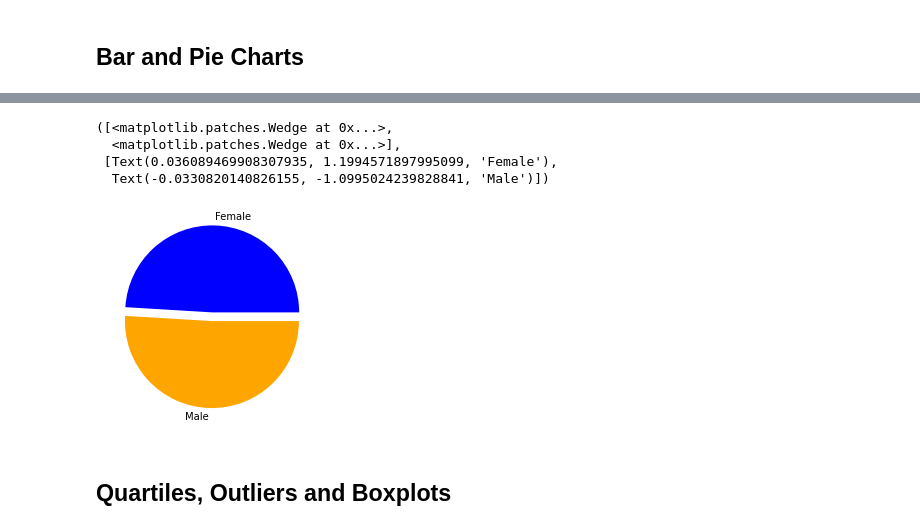
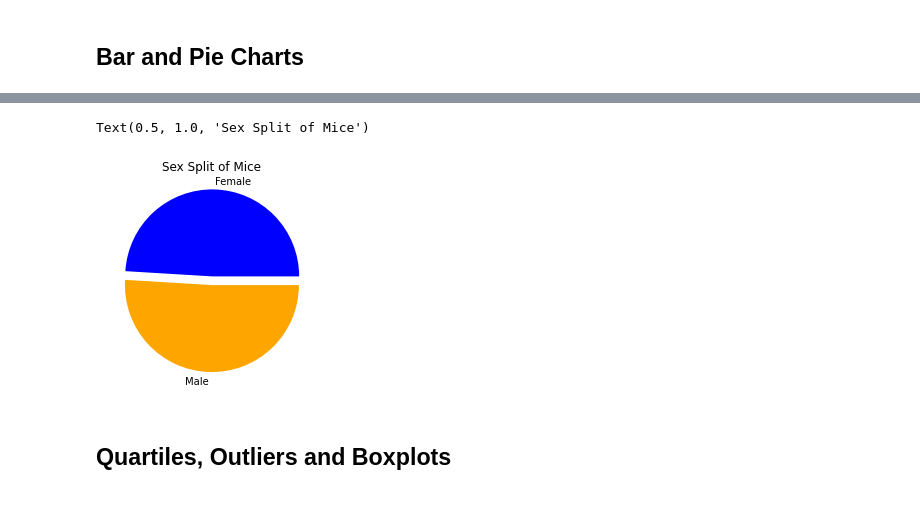
Before and after one commit to carterkioski/matplotlib-challenge, a Jupyter notebook: CarterKioski_Answer/CarterKioski_pymaceuticals.ipynb, the cells around one changed output, grey strips where cells are left out. Drawn from its saved outputs; the diff is of its cells as text; code cells hidden in the pictures.

```diff
--- a/CarterKioski_Answer/CarterKioski_pymaceuticals.ipynb
+++ b/CarterKioski_Answer/CarterKioski_pymaceuticals.ipynb
@@ -140,14 +147,12 @@ pie_df.plot(kind='pie')
 # %%
 # Generate a pie plot showing the distribution of female versus male mice using pyplot
 explode = (0.1, 0)
 colors = ['blue','orange']
 plt.pie(pie_df.values,labels=pie_df.index,explode=explode, colors=colors)
+plt.title('Sex Split of Mice')
 # %% [output]
-([<matplotlib.patches.Wedge at 0x...>,
-  <matplotlib.patches.Wedge at 0x...>],
- [Text(0.036089469908307935, 1.1994571897995099, 'Female'),
-  Text(-0.0330820140826155, -1.0995024239828841, 'Male')])
+Text(0.5, 1.0, 'Sex Split of Mice')
-[figure, old version]
+[figure, new version]
 # %% [markdown]
 ## Quartiles, Outliers and Boxplots
 # %%
```
Also changed, not shown: parts of 4 cells of this notebook.
